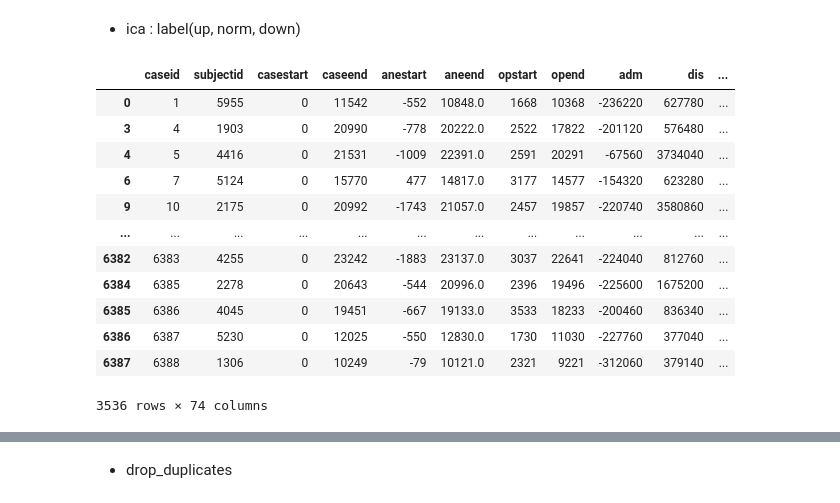
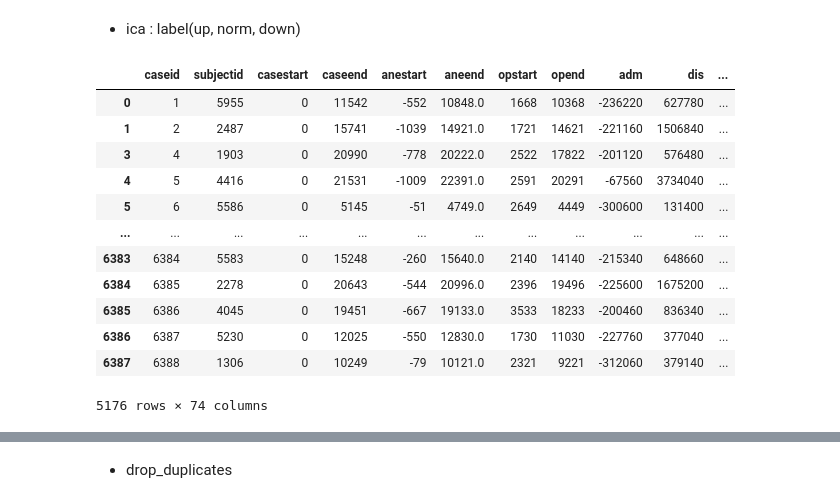
Before and after one commit to jungyu0413/VitalDB, a Jupyter notebook: 01_k_preprocessing.ipynb, the cells around one changed output, grey strips where cells are left out. Drawn from its saved outputs; the diff is of its cells as text; code cells hidden in the pictures.

```diff
--- a/01_re_preprocessing.ipynb
+++ b/01_k_preprocessing.ipynb
@@ -73,4 +73,4 @@ len(df_cases.columns)
 # %% [markdown]
 * Only SNUADC/PLETH id
 # %%
-df_ica = df_cases[df_cases['caseid'].map(lambda x: x in df_trks_id)]
+df_k = df_cases[df_cases['caseid'].map(lambda x: x in df_trks_id)]
@@ -93,24 +93,24 @@ df_ica
 # %% [markdown]
 * ica : label(up, norm, down)
 # %%
-lab_ica_id = list(set(df_labs[df_labs['name'] == 'ica']['caseid']))
+lab_k_id = list(set(df_labs[df_labs['name'] == 'k']['caseid']))
 # %%
-df_labs_ica = df_ica[df_ica['caseid'].map(lambda x: x in lab_ica_id)]
+df_labs_k = df_k[df_k['caseid'].map(lambda x: x in lab_k_id)]
-# %%
-df_labs_ica
-# %% [output]
-|  | caseid | subjectid | casestart | caseend | anestart | aneend | opstart | opend | adm | dis | ... |
-| 0 | 1 | 5955 | 0 | 11542 | -552 | 10848.0 | 1668 | 10368 | -236220 | 627780 | ... |
-| 3 | 4 | 1903 | 0 | 20990 | -778 | 20222.0 | 2522 | 17822 | -201120 | 576480 | ... |
-| 4 | 5 | 4416 | 0 | 21531 | -1009 | 22391.0 | 2591 | 20291 | -67560 | 3734040 | ... |
-| 6 | 7 | 5124 | 0 | 15770 | 477 | 14817.0 | 3177 | 14577 | -154320 | 623280 | ... |
-| 9 | 10 | 2175 | 0 | 20992 | -1743 | 21057.0 | 2457 | 19857 | -220740 | 3580860 | ... |
-| ... | ... | ... | ... | ... | ... | ... | ... | ... | ... | ... | ... |
-| 6382 | 6383 | 4255 | 0 | 23242 | -1883 | 23137.0 | 3037 | 22641 | -224040 | 812760 | ... |
-| 6384 | 6385 | 2278 | 0 | 20643 | -544 | 20996.0 | 2396 | 19496 | -225600 | 1675200 | ... |
-| 6385 | 6386 | 4045 | 0 | 19451 | -667 | 19133.0 | 3533 | 18233 | -200460 | 836340 | ... |
-| 6386 | 6387 | 5230 | 0 | 12025 | -550 | 12830.0 | 1730 | 11030 | -227760 | 377040 | ... |
-| 6387 | 6388 | 1306 | 0 | 10249 | -79 | 10121.0 | 2321 | 9221 | -312060 | 379140 | ... |
-3536 rows × 74 columns
+# %%
+df_labs_k
+# %% [output]
+|  | caseid | subjectid | casestart | caseend | anestart | aneend | opstart | opend | adm | dis | ... |
+| 0 | 1 | 5955 | 0 | 11542 | -552 | 10848.0 | 1668 | 10368 | -236220 | 627780 | ... |
+| 1 | 2 | 2487 | 0 | 15741 | -1039 | 14921.0 | 1721 | 14621 | -221160 | 1506840 | ... |
+| 3 | 4 | 1903 | 0 | 20990 | -778 | 20222.0 | 2522 | 17822 | -201120 | 576480 | ... |
+| 4 | 5 | 4416 | 0 | 21531 | -1009 | 22391.0 | 2591 | 20291 | -67560 | 3734040 | ... |
+| 5 | 6 | 5586 | 0 | 5145 | -51 | 4749.0 | 2649 | 4449 | -300600 | 131400 | ... |
+| ... | ... | ... | ... | ... | ... | ... | ... | ... | ... | ... | ... |
+| 6383 | 6384 | 5583 | 0 | 15248 | -260 | 15640.0 | 2140 | 14140 | -215340 | 648660 | ... |
+| 6384 | 6385 | 2278 | 0 | 20643 | -544 | 20996.0 | 2396 | 19496 | -225600 | 1675200 | ... |
+| 6385 | 6386 | 4045 | 0 | 19451 | -667 | 19133.0 | 3533 | 18233 | -200460 | 836340 | ... |
+| 6386 | 6387 | 5230 | 0 | 12025 | -550 | 12830.0 | 1730 | 11030 | -227760 | 377040 | ... |
+| 6387 | 6388 | 1306 | 0 | 10249 | -79 | 10121.0 | 2321 | 9221 | -312060 | 379140 | ... |
+5176 rows × 74 columns
 # %%
 def anocut(x):
```
Also changed, not shown: parts of 25 cells of this notebook, 32 other files.
